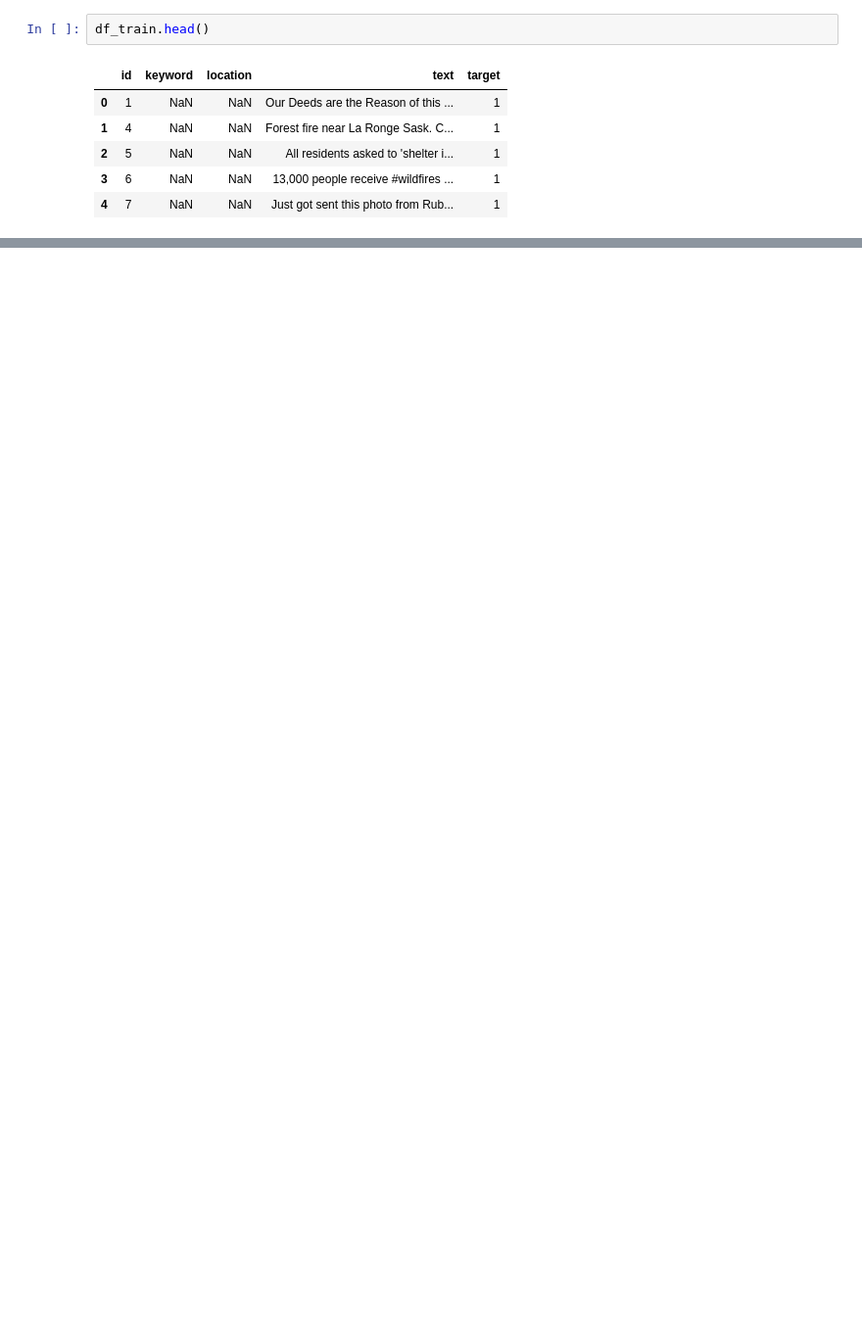
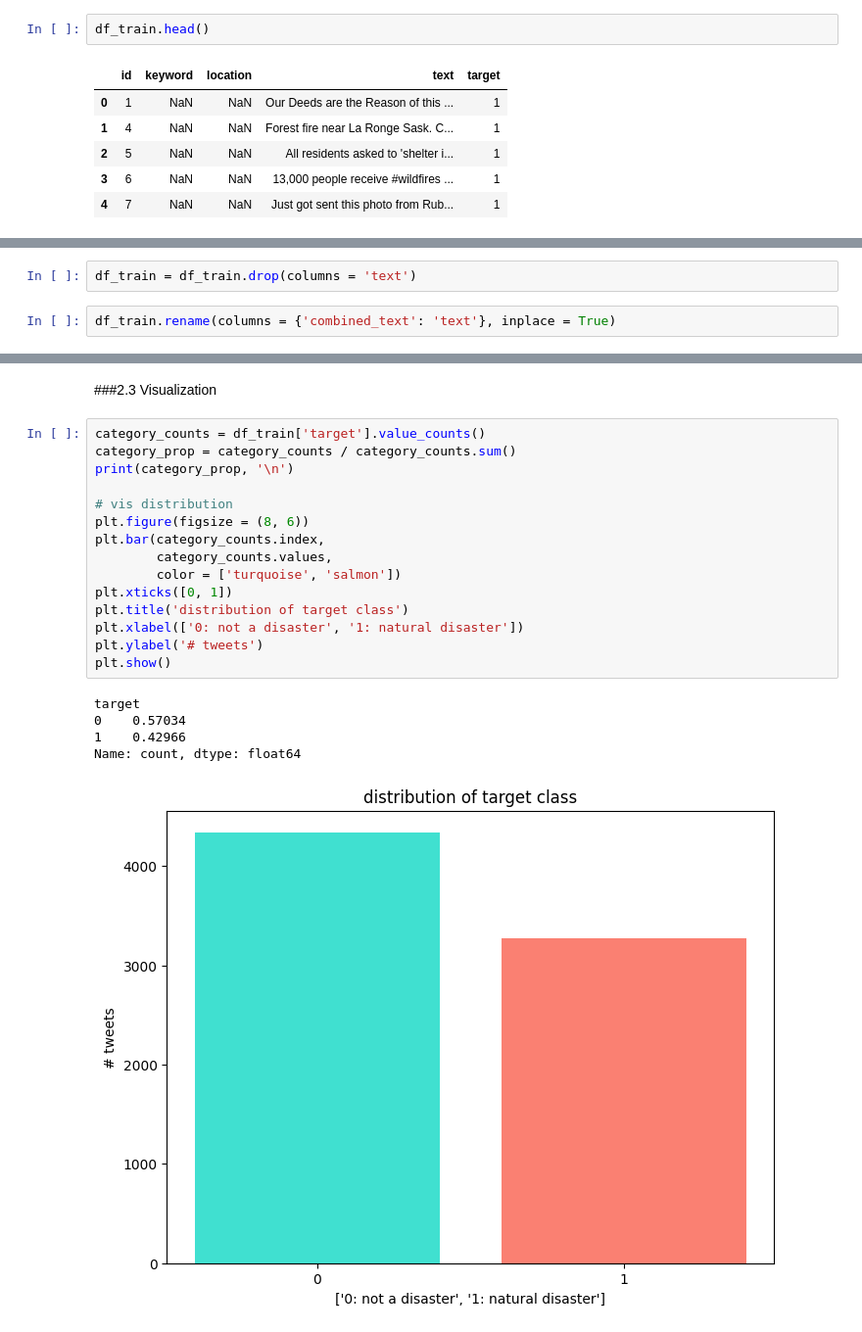
Before and after one commit to FeliciaBergstrom/FleaBusyBeeBergs, a Jupyter notebook: nlp_disaster_tweets.ipynb, the cells around one changed output, grey strips where cells are left out. Shown: that part at 98% size. Cells and saved outputs as stored; diff of their text form; blank space fills up the shorter version.

```diff
--- a/nlp_disaster_tweets.ipynb
+++ b/nlp_disaster_tweets.ipynb
@@ -152,0 +151,4 @@ df_train.head()
+# %%
+df_train = df_train.drop(columns = 'text')
+# %%
+df_train.rename(columns = {'combined_text': 'text'}, inplace = True)
@@ -152,0 +184,23 @@ df_train.head()
+# %% [markdown]
+###2.3 Visualization
+# %%
+category_counts = df_train['target'].value_counts()
+category_prop = category_counts / category_counts.sum()
+print(category_prop, '\n')
+
+# vis distribution
+plt.figure(figsize = (8, 6))
+plt.bar(category_counts.index,
+        category_counts.values,
+        color = ['turquoise', 'salmon'])
+plt.xticks([0, 1])
+plt.title('distribution of target class')
+plt.xlabel(['0: not a disaster', '1: natural disaster'])
+plt.ylabel('# tweets')
+plt.show()
+# %% [output]
+target
+0    0.57034
+1    0.42966
+Name: count, dtype: float64
+[figure, added]
```
Also changed, not shown: parts of 71 cells of this notebook.
